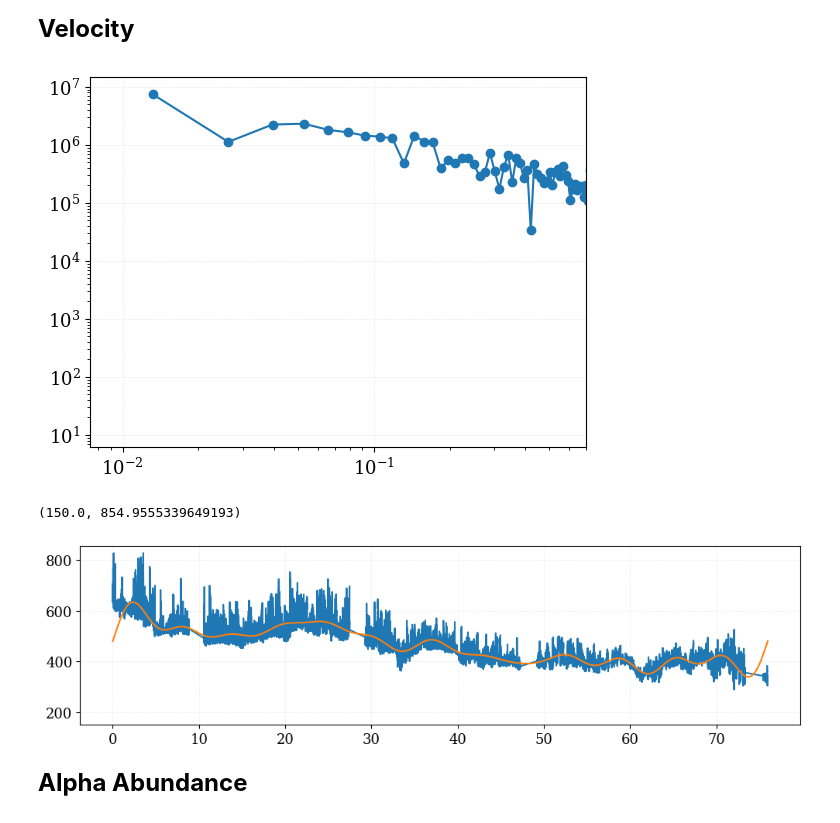
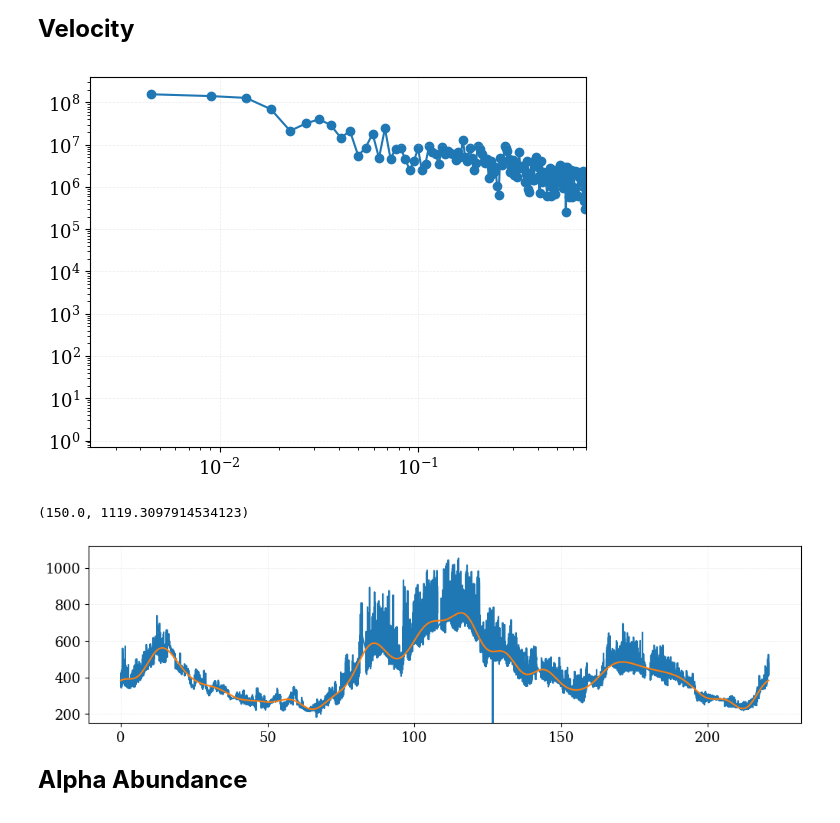
Before and after one commit to TristanVrg/patch-composition, a Jupyter notebook: Analysis/patch-solo.ipynb, the cells around one changed output. Saved outputs shown, nothing was run; the diff lists cells and outputs as text; code cells hidden in the pictures.

```diff
--- a/Analysis/patch-solo.ipynb
+++ b/Analysis/patch-solo.ipynb
@@ -44,8 +45,8 @@ rcParams['grid.linestyle'] = '--'
 rcParams['grid.linewidth'] = 0.5
 # %%
 """ Time Config """
-start_SOLO = datetime(2022, 10, 21)
-stop_SOLO  = datetime(2022, 10, 29)
+start_SOLO = datetime(2025, 3, 17)
+stop_SOLO  = datetime(2025, 4, 13)
 # %%
 """ Get Data """
 data_solo = load_data_solo(start_SOLO, stop_SOLO)
@@ -226,6 +227,8 @@ Fourier Analysis
 </p>
 
 </div>
+# %%
+f_cut = 9.3e-2
 # %% [markdown]
 <div style="
     font-family: 'Times New Roman', serif;
@@ -279,18 +282,20 @@ plt.scatter(freq_vr[1:], np.abs(fft_vr[1:]))
 plt.xlim(None, 7e-1)
 plt.show()
 # %% [output]
-[figure, old version]
+[figure, new version]
 # %%
-fft_vr[14:] = 0.0
+idx_cut_vr = np.argmin(np.abs(freq_vr - f_cut))
+
+fft_vr[idx_cut_vr:] = 0.0
 # %%
 filter_data_vr = np.fft.irfft(fft_vr)
 fig, ax = plt.subplots(figsize=(12, 3))
 ax.plot(s_solo_new, v_r_new)
-ax.plot(s_solo_new, filter_data_vr)
+ax.plot(s_solo_new[:-1], filter_data_vr)
 ax.set_ylim(150, None)
 # %% [output]
-(150.0, 854.9555339649193)
+(150.0, 1119.3097914534123)
-[figure, old version]
+[figure, new version]
 # %% [markdown]
 <div style="
     font-family: 'Times New Roman', serif;
```
Also changed, not shown: parts of 18 cells of this notebook, 3 other files.
